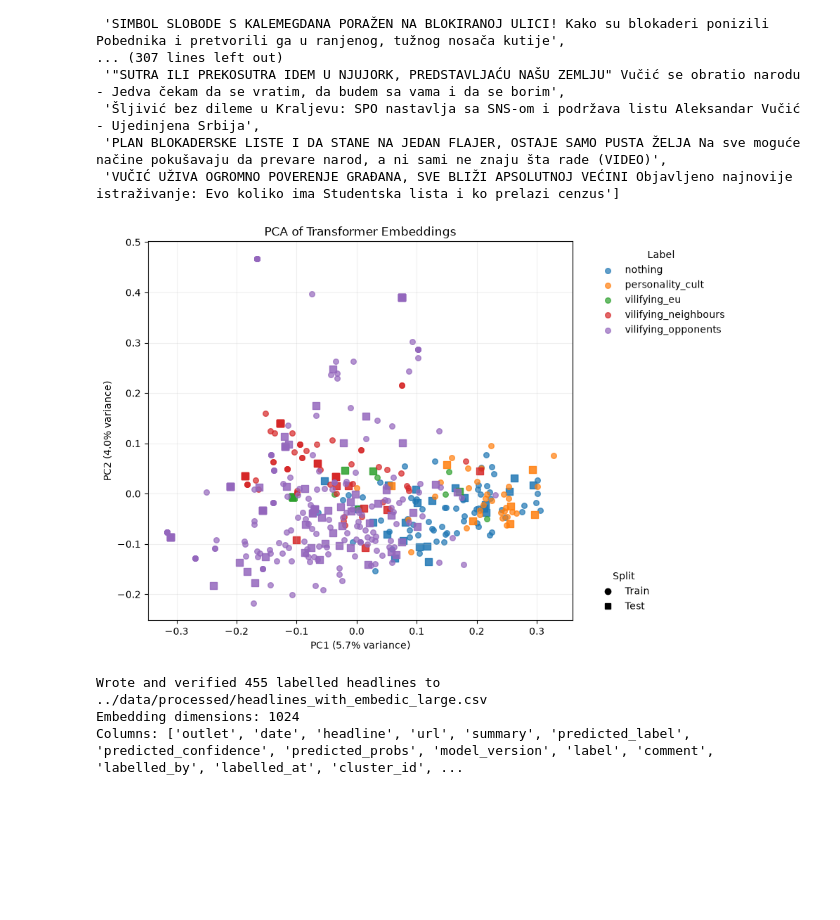
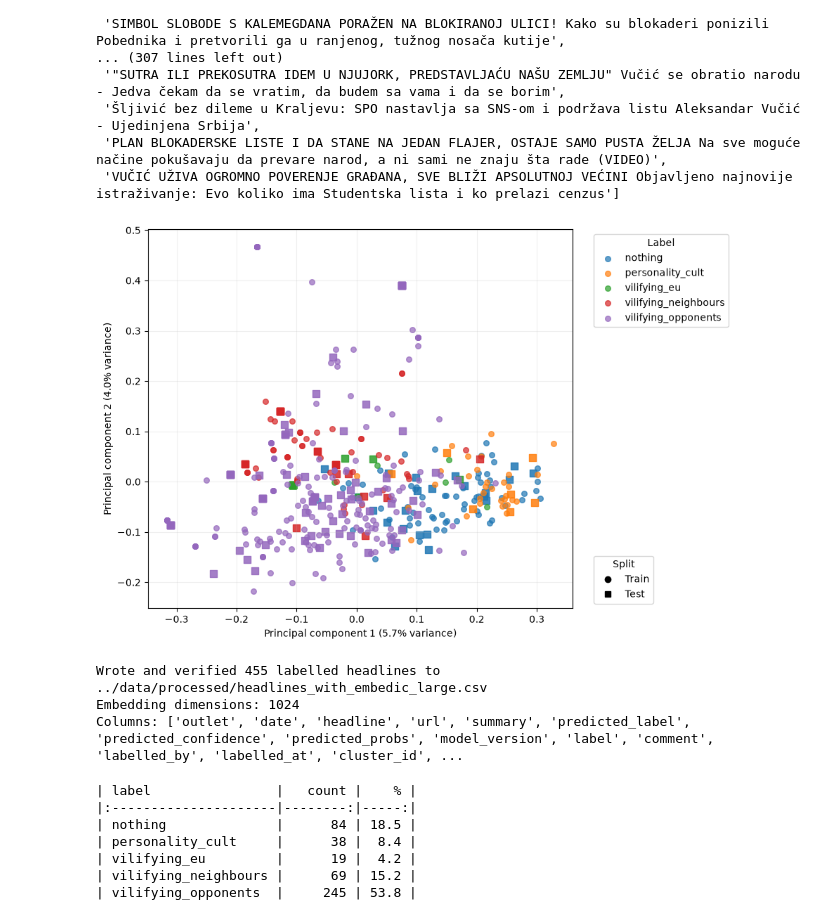
Before and after one commit to jtakalai/propaganda-radar, a Jupyter notebook: regression/transformer.ipynb, the cells around one changed output. Saved outputs shown, nothing was run; the diff lists cells and outputs as text; code cells hidden in the pictures; blank space fills up the shorter version.

```diff
--- a/regression/transformer.ipynb
+++ b/regression/transformer.ipynb
@@ -152,39 +152,38 @@ for index, label in enumerate(labels):
     axis.scatter(
         test_projection[test_mask, 0],
         test_projection[test_mask, 1],
         color=color,
         alpha=0.85,
         s=42,
         marker="s",
         label="_nolegend_",
     )
 
 variance = pca.explained_variance_ratio_ * 100
-axis.set_xlabel(f"PC1 ({variance[0]:.1f}% variance)")
-axis.set_ylabel(f"PC2 ({variance[1]:.1f}% variance)")
-axis.set_title("PCA of Transformer Embeddings")
+axis.set_xlabel(f"Principal component 1 ({variance[0]:.1f}% variance)")
+axis.set_ylabel(f"Principal component 2 ({variance[1]:.1f}% variance)")
 axis.grid(alpha=0.2)
 class_handles, class_labels = axis.get_legend_handles_labels()
 class_legend = legend_axis.legend(
     class_handles,
     class_labels,
     title="Label",
     loc="upper left",
-    frameon=False,
+    # frameon=False,
 )
 legend_axis.add_artist(class_legend)
 legend_axis.legend(
     handles=[
         Line2D([], [], color="black", marker="o", linestyle="None", label="Train"),
         Line2D([], [], color="black", marker="s", linestyle="None", label="Test"),
     ],
     title="Split",
     loc="lower left",
-    frameon=False,
+    # frameon=False,
 )
 plt.show()
 # %% [output]
-[figure, old version]
+[figure, new version]
 # %%
 import json
 
@@ -214,3 +213,16 @@ print(f"Columns: {list(exported.columns)}")
 Wrote and verified 455 labelled headlines to ../data/processed/headlines_with_embedic_large.csv
 Embedding dimensions: 1024
 Columns: ['outlet', 'date', 'headline', 'url', 'summary', 'predicted_label', 'predicted_confidence', 'predicted_probs', 'model_version', 'label', 'comment', 'labelled_by', 'labelled_at', 'cluster_id', ...
+# %%
+label_counts = data["label"].value_counts().reindex(labels, fill_value=0)
+label_counts = label_counts.rename("count").to_frame()
+label_counts["%"] = (label_counts["count"] / label_counts["count"].sum() * 100).round(1)
+print(label_counts.to_markdown())
+# %% [output]
+| label                |   count |    % |
+|:---------------------|--------:|-----:|
+| nothing              |      84 | 18.5 |
+| personality_cult     |      38 |  8.4 |
+| vilifying_eu         |      19 |  4.2 |
+| vilifying_neighbours |      69 | 15.2 |
+| vilifying_opponents  |     245 | 53.8 |
```
Also changed, not shown: 5 other files.
